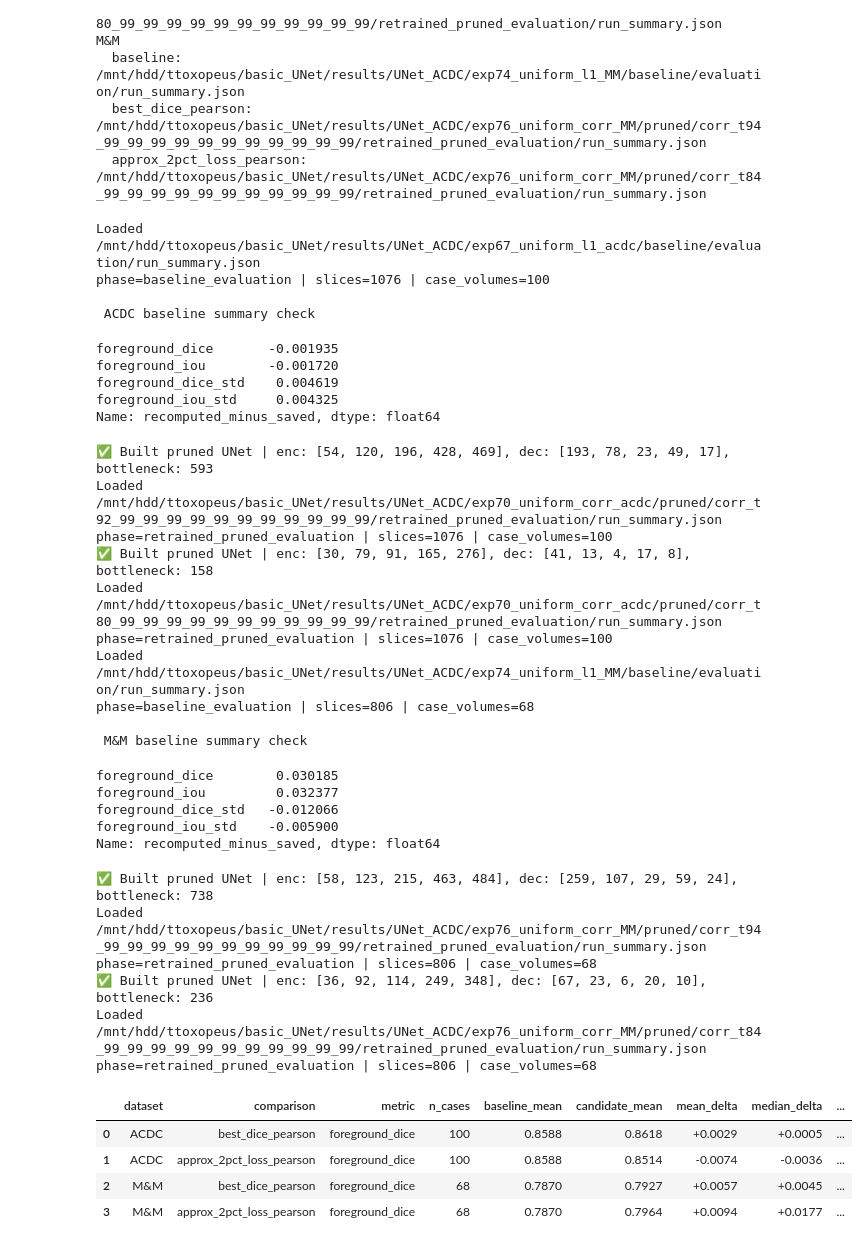
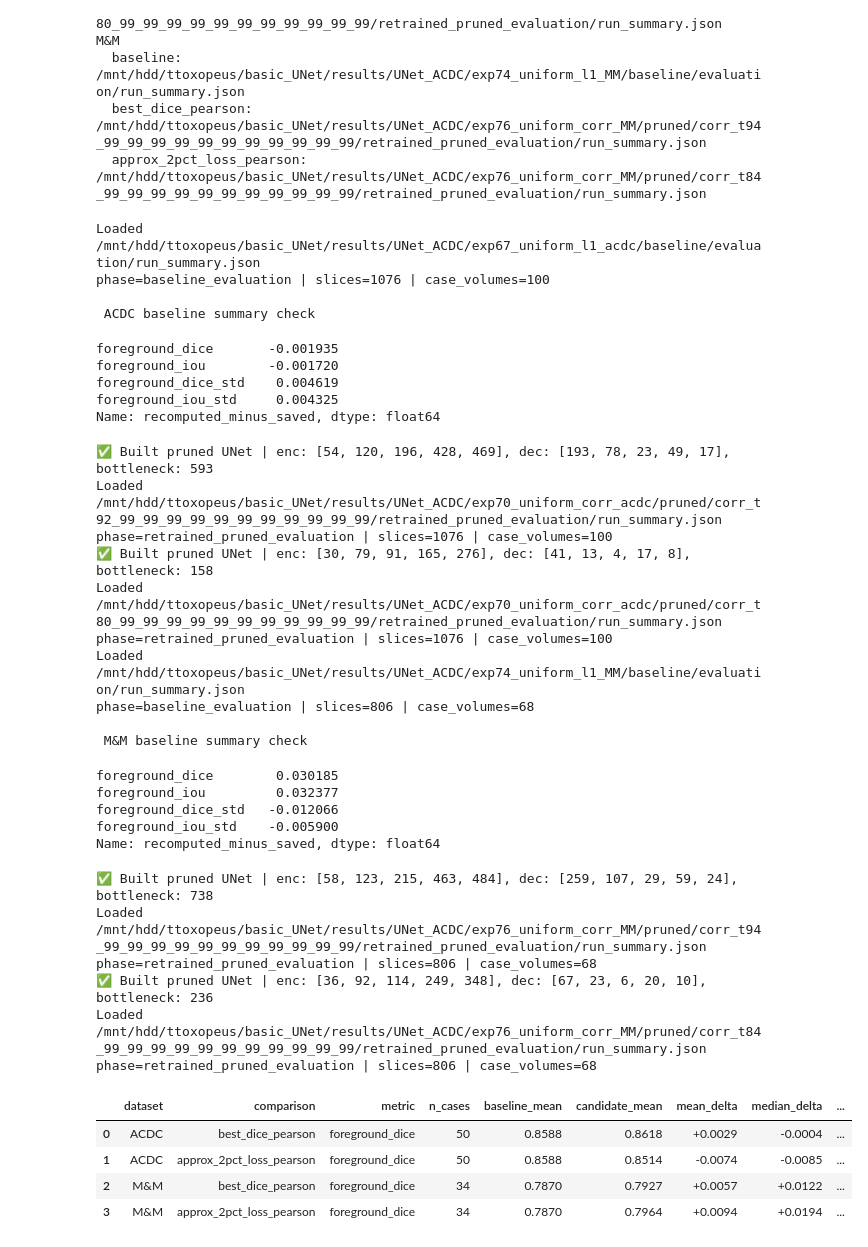
Before and after one commit to TijmenToxopeus/basic_UNet, a Jupyter notebook: src/notebooks/significance_tests.ipynb, the cells around one changed output. Saved outputs shown, nothing was run; the diff lists cells and outputs as text; code cells hidden in the pictures.

```diff
--- a/src/notebooks/significance_tests.ipynb
+++ b/src/notebooks/significance_tests.ipynb
@@ -110,6 +110,13 @@ def extract_case_id(label_path: str | Path) -> str:
     if name.endswith('.nii.gz'):
         return name[:-7]
     return Path(name).stem
+
+
+def extract_patient_id(case_id: str) -> str:
+    match = re.match(r'(.+?)_(ED|ES)$', case_id)
+    if match:
+        return match.group(1)
+    return case_id
 # %% [markdown]
 ## Evaluation helpers
 
@@ -217,6 +224,14 @@ def aggregate_to_case_level(slice_df: pd.DataFrame) -> pd.DataFrame:
     return slice_df.groupby('case_id', as_index=False)[metric_cols].mean().sort_values('case_id').reset_index(drop=True)
 
 
+def aggregate_to_patient_level(slice_df: pd.DataFrame) -> pd.DataFrame:
+    case_df = aggregate_to_case_level(slice_df).copy()
+    case_df['patient_id'] = case_df['case_id'].map(extract_patient_id)
+    metric_cols = [c for c in case_df.columns if c not in {'case_id', 'patient_id'}]
+    patient_df = case_df.groupby('patient_id', as_index=False)[metric_cols].mean()
+    return patient_df.rename(columns={'patient_id': 'case_id'}).sort_values('case_id').reset_index(drop=True)
+
+
 def compare_with_saved_summary(slice_df: pd.DataFrame, summary_path: str | Path) -> pd.Series:
     summary = load_json(summary_path)
     recomputed = {
@@ -396,7 +411,7 @@ aligned_examples = {}
 for dataset_name, exp_cfg in EXPERIMENTS.items():
     base_summary = exp_cfg['baseline']
     base_slice_df = compute_slice_metrics(base_summary)
-    base_case_df = aggregate_to_case_level(base_slice_df)
+    base_case_df = aggregate_to_patient_level(base_slice_df)
     slice_cache[(dataset_name, 'baseline')] = base_slice_df
     case_cache[(dataset_name, 'baseline')] = base_case_df
 
@@ -405,7 +420,7 @@ for dataset_name, exp_cfg in EXPERIMENTS.items():
 
     for comparison_name, cand_summary in exp_cfg['operating_points'].items():
         cand_slice_df = compute_slice_metrics(cand_summary)
-        cand_case_df = aggregate_to_case_level(cand_slice_df)
+        cand_case_df = aggregate_to_patient_level(cand_slice_df)
         slice_cache[(dataset_name, comparison_name)] = cand_slice_df
         case_cache[(dataset_name, comparison_name)] = cand_case_df
 
@@ -552,7 +567,7 @@ pearson_aligned_examples = {}
 for dataset_name, exp_cfg in PEARSON_EXPERIMENTS.items():
     base_summary = exp_cfg['baseline']
     base_slice_df = compute_slice_metrics(base_summary)
-    base_case_df = aggregate_to_case_level(base_slice_df)
+    base_case_df = aggregate_to_patient_level(base_slice_df)
     pearson_slice_cache[(dataset_name, 'baseline')] = base_slice_df
     pearson_case_cache[(dataset_name, 'baseline')] = base_case_df
 
@@ -561,7 +576,7 @@ for dataset_name, exp_cfg in PEARSON_EXPERIMENTS.items():
 
     for comparison_name, cand_summary in exp_cfg['operating_points'].items():
         cand_slice_df = compute_slice_metrics(cand_summary)
-        cand_case_df = aggregate_to_case_level(cand_slice_df)
+        cand_case_df = aggregate_to_patient_level(cand_slice_df)
         pearson_slice_cache[(dataset_name, comparison_name)] = cand_slice_df
         pearson_case_cache[(dataset_name, comparison_name)] = cand_case_df
 
@@ -586,37 +601,37 @@ Loaded /mnt/hdd/ttoxopeus/basic_UNet/results/UNet_ACDC/exp67_uniform_l1_acdc/bas
 phase=baseline_evaluation | slices=1076 | case_volumes=100
 
  ACDC baseline summary check
 foreground_dice       -0.001935
 foreground_iou        -0.001720
 foreground_dice_std    0.004619
 foreground_iou_std     0.004325
 Name: recomputed_minus_saved, dtype: float64
 ✅ Built pruned UNet | enc: [54, 120, 196, 428, 469], dec: [193, 78, 23, 49, 17], bottleneck: 593
 Loaded /mnt/hdd/ttoxopeus/basic_UNet/results/UNet_ACDC/exp70_uniform_corr_acdc/pruned/corr_t92_99_99_99_99_99_99_99_99_99_99_99/retrained_pruned_evaluation/run_summary.json
 phase=retrained_pruned_evaluation | slices=1076 | case_volumes=100
 ✅ Built pruned UNet | enc: [30, 79, 91, 165, 276], dec: [41, 13, 4, 17, 8], bottleneck: 158
 Loaded /mnt/hdd/ttoxopeus/basic_UNet/results/UNet_ACDC/exp70_uniform_corr_acdc/pruned/corr_t80_99_99_99_99_99_99_99_99_99_99_99/retrained_pruned_evaluation/run_summary.json
 phase=retrained_pruned_evaluation | slices=1076 | case_volumes=100
 Loaded /mnt/hdd/ttoxopeus/basic_UNet/results/UNet_ACDC/exp74_uniform_l1_MM/baseline/evaluation/run_summary.json
 phase=baseline_evaluation | slices=806 | case_volumes=68
 
  M&M baseline summary check
 foreground_dice        0.030185
 foreground_iou         0.032377
 foreground_dice_std   -0.012066
 foreground_iou_std    -0.005900
 Name: recomputed_minus_saved, dtype: float64
 ✅ Built pruned UNet | enc: [58, 123, 215, 463, 484], dec: [259, 107, 29, 59, 24], bottleneck: 738
 Loaded /mnt/hdd/ttoxopeus/basic_UNet/results/UNet_ACDC/exp76_uniform_corr_MM/pruned/corr_t94_99_99_99_99_99_99_99_99_99_99_99/retrained_pruned_evaluation/run_summary.json
 phase=retrained_pruned_evaluation | slices=806 | case_volumes=68
 ✅ Built pruned UNet | enc: [36, 92, 114, 249, 348], dec: [67, 23, 6, 20, 10], bottleneck: 236
 Loaded /mnt/hdd/ttoxopeus/basic_UNet/results/UNet_ACDC/exp76_uniform_corr_MM/pruned/corr_t84_99_99_99_99_99_99_99_99_99_99_99/retrained_pruned_evaluation/run_summary.json
 phase=retrained_pruned_evaluation | slices=806 | case_volumes=68
 |  | dataset | comparison | metric | n_cases | baseline_mean | candidate_mean | mean_delta | median_delta | ... |
-| 0 | ACDC | best_dice_pearson | foreground_dice | 100 | 0.8588 | 0.8618 | +0.0029 | +0.0005 | ... |
-| 1 | ACDC | approx_2pct_loss_pearson | foreground_dice | 100 | 0.8588 | 0.8514 | -0.0074 | -0.0036 | ... |
-| 2 | M&M | best_dice_pearson | foreground_dice | 68 | 0.7870 | 0.7927 | +0.0057 | +0.0045 | ... |
-| 3 | M&M | approx_2pct_loss_pearson | foreground_dice | 68 | 0.7870 | 0.7964 | +0.0094 | +0.0177 | ... |
+| 0 | ACDC | best_dice_pearson | foreground_dice | 50 | 0.8588 | 0.8618 | +0.0029 | -0.0004 | ... |
+| 1 | ACDC | approx_2pct_loss_pearson | foreground_dice | 50 | 0.8588 | 0.8514 | -0.0074 | -0.0085 | ... |
+| 2 | M&M | best_dice_pearson | foreground_dice | 34 | 0.7870 | 0.7927 | +0.0057 | +0.0122 | ... |
+| 3 | M&M | approx_2pct_loss_pearson | foreground_dice | 34 | 0.7870 | 0.7964 | +0.0094 | +0.0194 | ... |
 # %%
 format_results(pearson_secondary_results.sort_values(['dataset', 'comparison', 'metric']).reset_index(drop=True))
 # %% [output]
```
Also changed, not shown: parts of 5 cells of this notebook, 4 other files.
